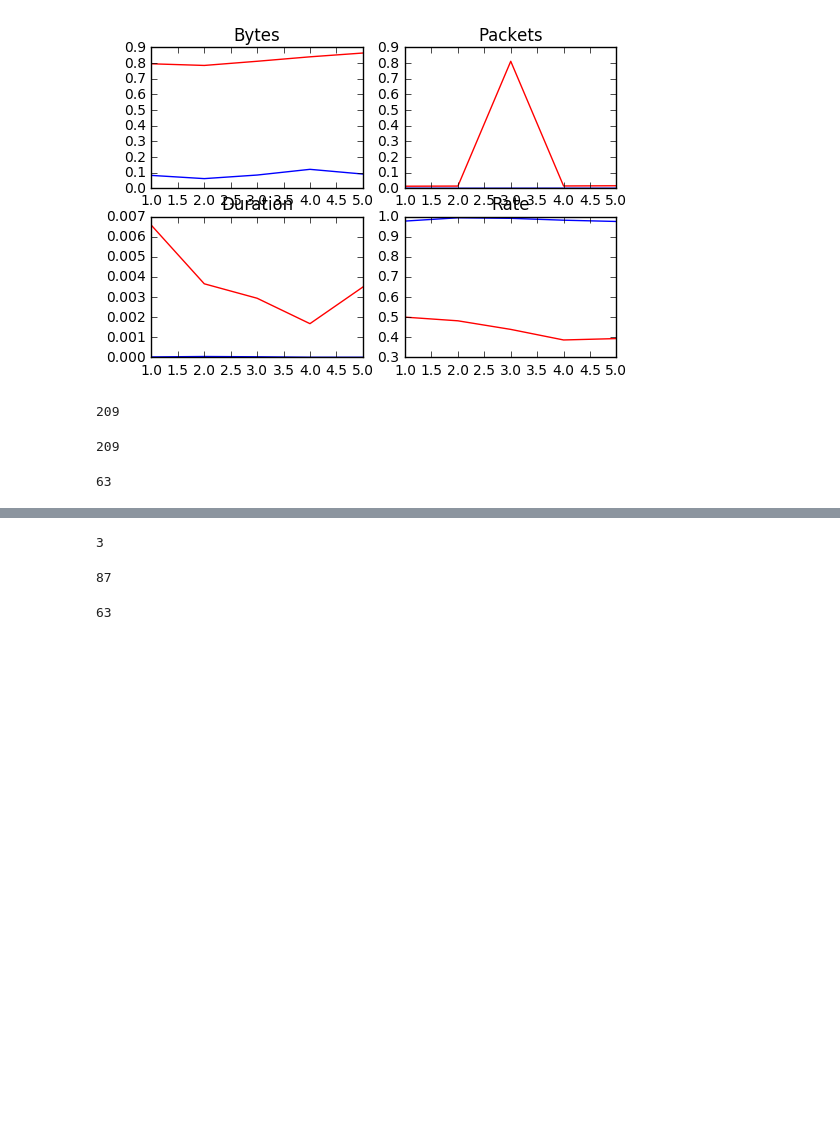
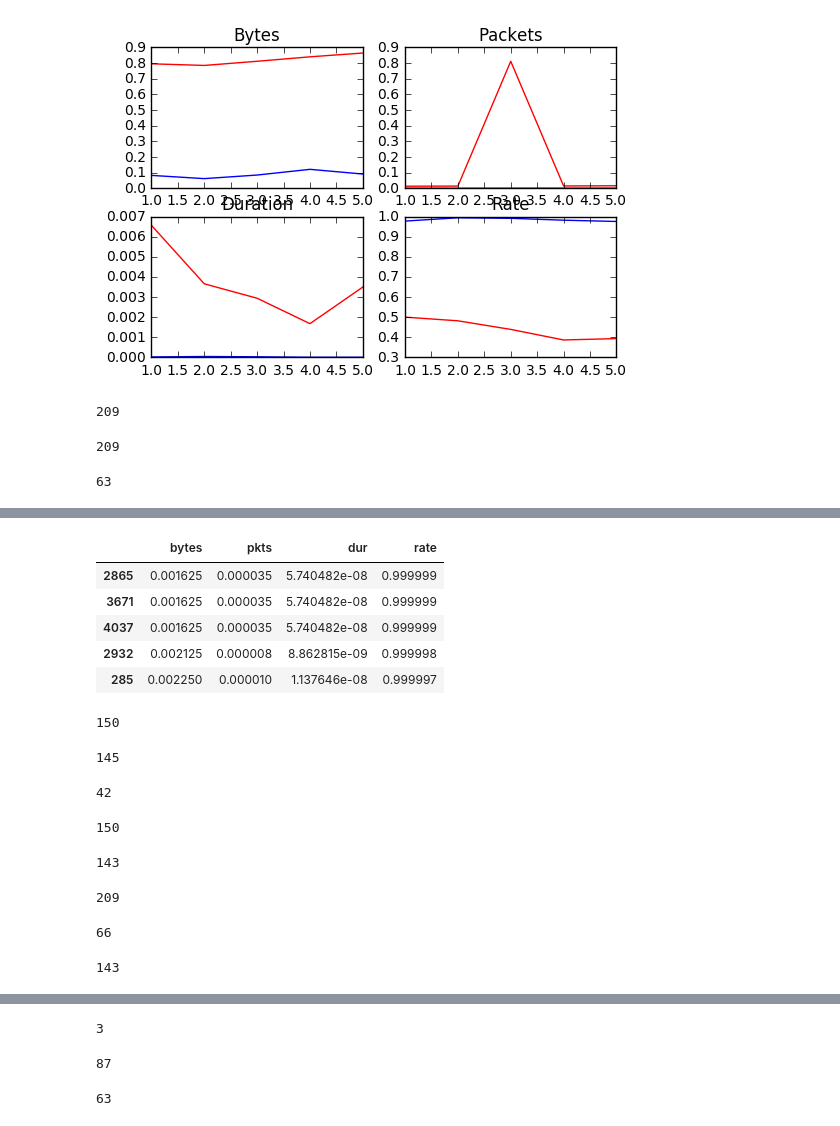
Before and after one commit to ts7fx/16F17S_MSDS_Capstone, a Jupyter notebook: Approach_Normalized_Data.ipynb, the cells around one changed output, grey strips where cells are left out. Cells and saved outputs as stored; diff of their text form; code cells hidden in the pictures; blank space fills up the shorter version.

```diff
--- a/Approach_Normalized_Data.ipynb
+++ b/Approach_Normalized_Data.ipynb
@@ -200,0 +259,33 @@ len(set(mon_norm_anom.index.values).intersection(set(mon_norm_anom_.index.values
+# %%
+mon_normalized.sort('rate', ascending=0).head()
+# %% [output]
+|  | bytes | pkts | dur | rate |
+| 2865 | 0.001625 | 0.000035 | 5.740482e-08 | 0.999999 |
+| 3671 | 0.001625 | 0.000035 | 5.740482e-08 | 0.999999 |
+| 4037 | 0.001625 | 0.000035 | 5.740482e-08 | 0.999999 |
+| 2932 | 0.002125 | 0.000008 | 8.862815e-09 | 0.999998 |
+| 285 | 0.002250 | 0.000010 | 1.137646e-08 | 0.999997 |
+# %%
+len(set(mon_norm_anom.sort('bytes', ascending=0).head(209).index.values).intersection(set(mon_normalized.sort('bytes', ascending=0).head(209).index.values)))
+# %% [output]
+150
+# %%
+len(set(mon_norm_anom.sort('bytes', ascending=0).head(209).index.values).intersection(set(mon_normalized.sort('pkts', ascending=0).head(209).index.values)))
+# %% [output]
+145
+# %%
+len(set(mon_norm_anom.sort('bytes', ascending=0).head(209).index.values).intersection(set(mon_normalized.sort('dur', ascending=1).head(209).index.values)))
+# %% [output]
+42
+# %%
+len(set(mon_norm_anom.sort('bytes', ascending=0).head(209).index.values).intersection(set(mon_normalized.sort('rate', ascending=1).head(209).index.values)))
+# %% [output]
+150
+# %%
+len(set(mon_norm_anom.index.values).intersection(set(mon_normalized.sort('dur', ascending=0).head(209).index.values)))
+# %% [output]
+143
+# %%
+len(mon_norm_anom)
+# %% [output]
+209
@@ -200,0 +294,8 @@ len(set(mon_norm_anom.index.values).intersection(set(mon_norm_anom_.index.values
+# %%
+len(set(mon_norm_anom.index.values).difference(set(mon_normalized.sort('dur', ascending=0).head(209).index.values)))
+# %% [output]
+66
+# %%
+len(set(mon_norm_anom.index.values).intersection(set(mon_normalized.sort('dur', ascending=0).head(209).index.values)))
+# %% [output]
+143
```
Also changed, not shown: parts of 14 cells of this notebook.
